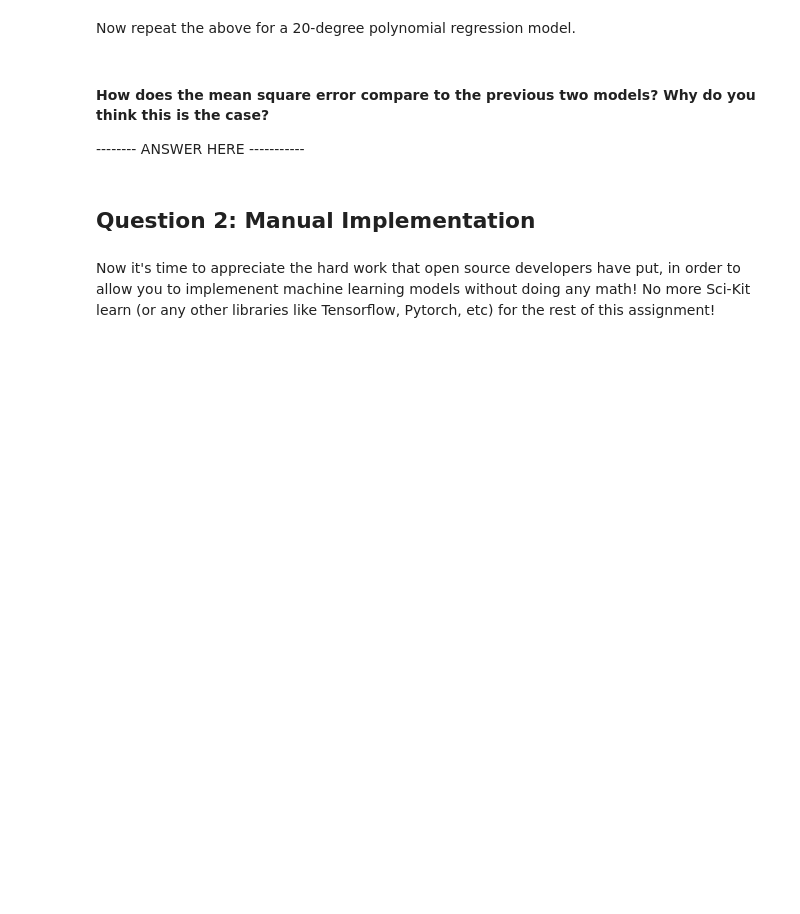
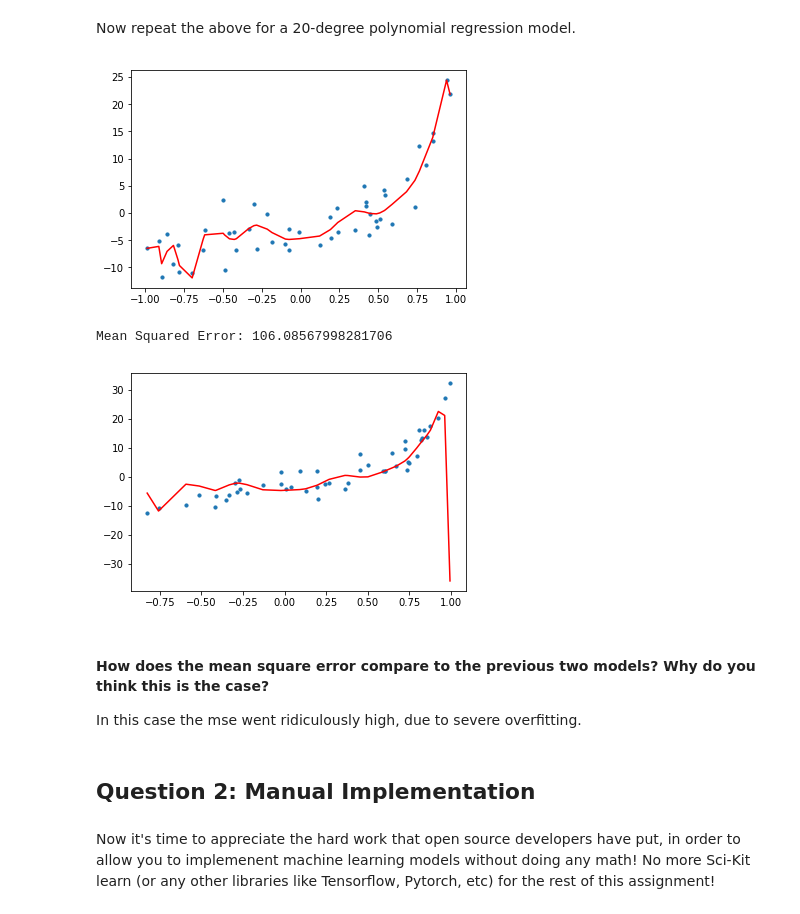
Before and after one commit to McGillAISociety/mais-bootcamp-w2019, a Jupyter notebook: Assignment2/Assignment 2.ipynb, the cells around one changed output. Saved outputs shown, nothing was run; the diff lists cells and outputs as text; code cells hidden in the pictures; blank space fills up the shorter version.

```diff
--- a/Assignment2/Assignment 2.ipynb
+++ b/Assignment2/Assignment 2.ipynb
@@ -136,16 +154,33 @@ Now it is your turn! Following the same format as above, implement a 10-degree p
 Now repeat the above for a 20-degree polynomial regression model.
 # %%
 ### YOUR CODE HERE - Fit a 20-degree polynomial using Sci-Kit Learn
+polynomial_features = PolynomialFeatures(degree=20)
+x_poly = polynomial_features.fit_transform(train_x)
+model = LinearRegression()
+model.fit(x_poly, train_y)
+y_poly_pred = model.predict(x_poly)
 
 ### YOUR CODE HERE - Plot your the curve on the training data set
+plt.scatter(train_x, train_y, s=10)
+plt.plot(train_x, y_poly_pred, color='r')
+plt.show()
 
 ### YOUR CODE HERE - Use model to predict output of validation set
+valid_y_poly_pred = model.predict(polynomial_features.fit_transform(valid_x))
 
 ### YOUR CODE HERE - Calculate the RMSE. Report and plot the curve on the validation set.
+plt.scatter(valid_x, valid_y, s=10)
+plt.plot(valid_x, valid_y_poly_pred, color='r')
+plt.show()
+print("Mean Squared Error: {}".format(mean_squared_error(valid_y, valid_y_poly_pred)))
+# %% [output]
+[figure, added]
+Mean Squared Error: 106.08567998281706
+[figure, added]
 # %% [markdown]
 #### How does the mean square error compare to the previous two models? Why do you think this is the case?
 
--------- ANSWER HERE -----------
+In this case the mse went ridiculously high, due to severe overfitting.
 # %% [markdown]
 ## Question 2: Manual Implementation
 # %% [markdown]
```
Also changed, not shown: parts of 11 cells of this notebook.
